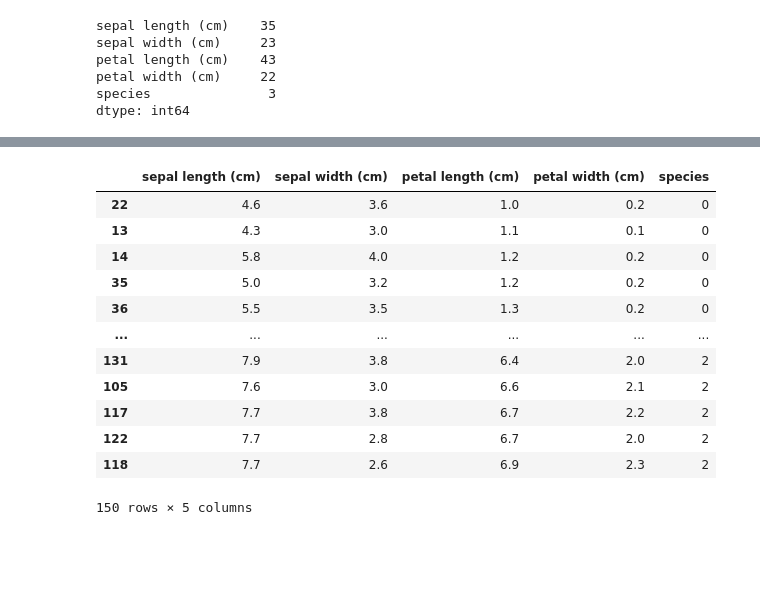
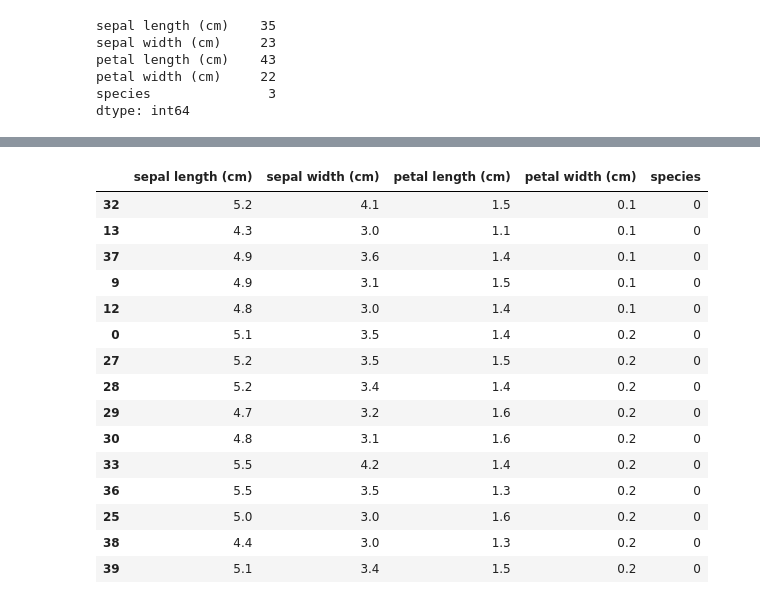
Before and after one commit to MatthewHealy02/AI-Programming-Assessments, a Jupyter notebook: AI Prog CA 1.ipynb, the cells around one changed output, grey strips where cells are left out. Saved outputs shown, nothing was run; the diff lists cells and outputs as text; code cells hidden in the pictures; blank space fills up the shorter version.

```diff
--- a/AI Prog CA 1.ipynb
+++ b/AI Prog CA 1.ipynb
@@ -311,0 +513,20 @@ ModuleNotFoundError: No module named 'SQLite3'
+# %%
+# creating table entries;
+
+x = ('Nosferatu', 'Wismar, Germany')
+y = ('Dr. Jekyll', 'Soho, LDN')
+z = ('Beetlegeuse', 'East Corinth, Vermont')
+
+# inserting table entries;
+
+mycursor.execute('INSERT INTO horroricons (name, address) VALUES (%s, %s)', x)
+mycursor.execute('INSERT INTO horroricons (name, address) VALUES (%s, %s)', y)
+mycursor.execute('INSERT INTO horroricons (name, address) VALUES (%s, %s)', z)
+
+# committing (saving) changes;
+
+conn.commit()
+
+# informs if record insertion(s) are/is successful;
+
+print('Record inserted.')
@@ -447,23 +886,32 @@ dtype: int64
 # %%
-def sort_df(df, row, ascending_TF):
-    df = df.sort_values(by = f'{row}', ascending = bool(f'{ascending_TF}'))
+def sort_df(df, column, ascending_TF):
+
+    """ organises a dataset in ascending or
+    descending order of the input column """
+
+    df = df.sort_values(by = f'{column}', ascending = bool(f'{ascending_TF}'))
     return df
 
-df_sorted = sort_df(df_iris, 'petal length (cm)', True)
+df_sorted = sort_df(df_iris,
+                    'petal width (cm)',
+                    True)
 
-df_sorted
+df_sorted.head(15)
 # %% [output]
 |  | sepal length (cm) | sepal width (cm) | petal length (cm) | petal width (cm) | species |
-| 22 | 4.6 | 3.6 | 1.0 | 0.2 | 0 |
+| 32 | 5.2 | 4.1 | 1.5 | 0.1 | 0 |
 | 13 | 4.3 | 3.0 | 1.1 | 0.1 | 0 |
-| 14 | 5.8 | 4.0 | 1.2 | 0.2 | 0 |
-| 35 | 5.0 | 3.2 | 1.2 | 0.2 | 0 |
+| 37 | 4.9 | 3.6 | 1.4 | 0.1 | 0 |
+| 9 | 4.9 | 3.1 | 1.5 | 0.1 | 0 |
+| 12 | 4.8 | 3.0 | 1.4 | 0.1 | 0 |
+| 0 | 5.1 | 3.5 | 1.4 | 0.2 | 0 |
+| 27 | 5.2 | 3.5 | 1.5 | 0.2 | 0 |
+| 28 | 5.2 | 3.4 | 1.4 | 0.2 | 0 |
+| 29 | 4.7 | 3.2 | 1.6 | 0.2 | 0 |
+| 30 | 4.8 | 3.1 | 1.6 | 0.2 | 0 |
+| 33 | 5.5 | 4.2 | 1.4 | 0.2 | 0 |
 | 36 | 5.5 | 3.5 | 1.3 | 0.2 | 0 |
-| ... | ... | ... | ... | ... | ... |
-| 131 | 7.9 | 3.8 | 6.4 | 2.0 | 2 |
-| 105 | 7.6 | 3.0 | 6.6 | 2.1 | 2 |
-| 117 | 7.7 | 3.8 | 6.7 | 2.2 | 2 |
-| 122 | 7.7 | 2.8 | 6.7 | 2.0 | 2 |
-| 118 | 7.7 | 2.6 | 6.9 | 2.3 | 2 |
+| 25 | 5.0 | 3.0 | 1.6 | 0.2 | 0 |
+| 38 | 4.4 | 3.0 | 1.3 | 0.2 | 0 |
+| 39 | 5.1 | 3.4 | 1.5 | 0.2 | 0 |
-150 rows × 5 columns
 # %%
```
Also changed, not shown: parts of 57 cells of this notebook.
